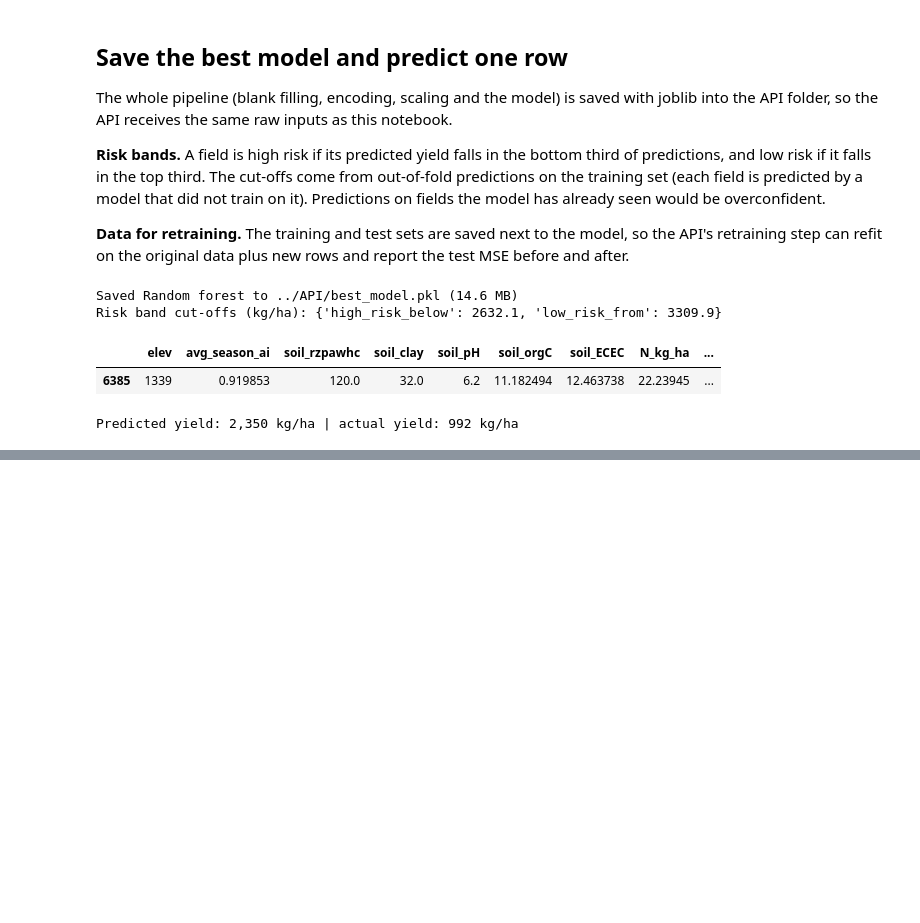
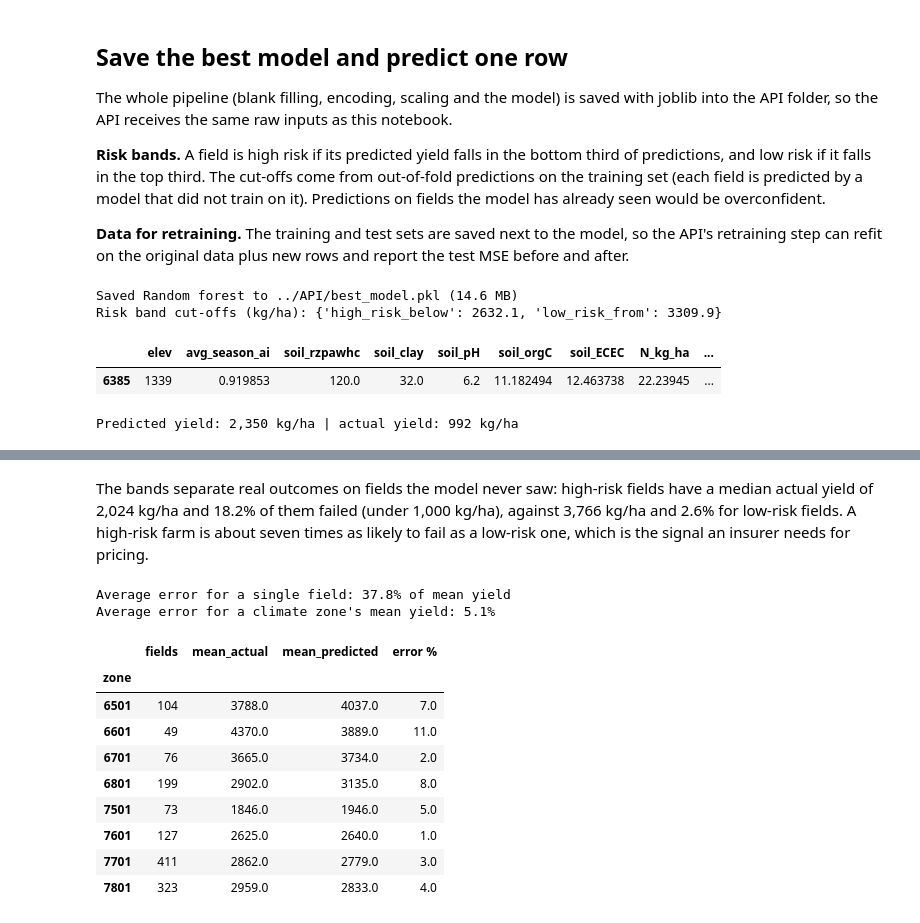
Before and after one commit to Kiguru-Alu/linear_regression_model, a Jupyter notebook: summative/linear_regression/multivariate.ipynb, the cells around one changed output, grey strips where cells are left out. Drawn from its saved outputs; the diff is of its cells as text; code cells hidden in the pictures; blank space fills up the shorter version.

```diff
--- a/summative/linear_regression/multivariate.ipynb
+++ b/summative/linear_regression/multivariate.ipynb
@@ -740,0 +745,15 @@ Predicted yield: 2,350 kg/ha | actual yield: 992 kg/ha
+# %%
+def risk_band(predicted_yield):
+    if predicted_yield < risk_bands["high_risk_below"]:
+        return "High risk"
+    if predicted_yield < risk_bands["low_risk_from"]:
+        return "Medium risk"
+    return "Low risk"
+
+
+test_predictions = best_model.predict(X_test)
+bands = pd.DataFrame({"band": [risk_band(p) for p in test_predictions], "actual": y_test.to_numpy()})
+bands.groupby("band")["actual"].agg(
+    fields="count", median_actual_yield="median", share_under_1000=lambda s: (s < 1000).mean()
+).reindex(["High risk", "Medium risk", "Low risk"]).style.format(
+    {"median_actual_yield": "{:,.0f}", "share_under_1000": "{:.1%}"})
@@ -740,0 +766,26 @@ Predicted yield: 2,350 kg/ha | actual yield: 992 kg/ha
+# %% [markdown]
+The bands separate real outcomes on fields the model never saw: high-risk fields have a median actual yield of 2,024 kg/ha and 18.2% of them failed (under 1,000 kg/ha), against 3,766 kg/ha and 2.6% for low-risk fields. A high-risk farm is about seven times as likely to fail as a low-risk one, which is the signal an insurer needs for pricing.
+# %%
+pooled = pd.DataFrame({"zone": kenya.loc[X_test.index, "cz"], "actual": y_test, "predicted": test_predictions})
+zones = pooled.groupby("zone").agg(fields=("actual", "size"), mean_actual=("actual", "mean"),
+                                   mean_predicted=("predicted", "mean"))
+zones = zones[zones["fields"] >= 30]
+zones["error %"] = ((zones["mean_predicted"] - zones["mean_actual"]).abs() / zones["mean_actual"] * 100).round(1)
+
+field_error = (pooled["predicted"] - pooled["actual"]).abs().mean() / pooled["actual"].mean() * 100
+print(f"Average error for a single field: {field_error:.1f}% of mean yield")
+print(f"Average error for a climate zone's mean yield: {zones['error %'].mean():.1f}%")
+zones.round(0)
+# %% [output]
+Average error for a single field: 37.8% of mean yield
+Average error for a climate zone's mean yield: 5.1%
+|  | fields | mean_actual | mean_predicted | error % |
+| zone |  |  |  |  |
+| 6501 | 104 | 3788.0 | 4037.0 | 7.0 |
+| 6601 | 49 | 4370.0 | 3889.0 | 11.0 |
+| 6701 | 76 | 3665.0 | 3734.0 | 2.0 |
+| 6801 | 199 | 2902.0 | 3135.0 | 8.0 |
+| 7501 | 73 | 1846.0 | 1946.0 | 5.0 |
+| 7601 | 127 | 2625.0 | 2640.0 | 1.0 |
+| 7701 | 411 | 2862.0 | 2779.0 | 3.0 |
+| 7801 | 323 | 2959.0 | 2833.0 | 4.0 |
```
Also changed, not shown: parts of 5 cells of this notebook.
